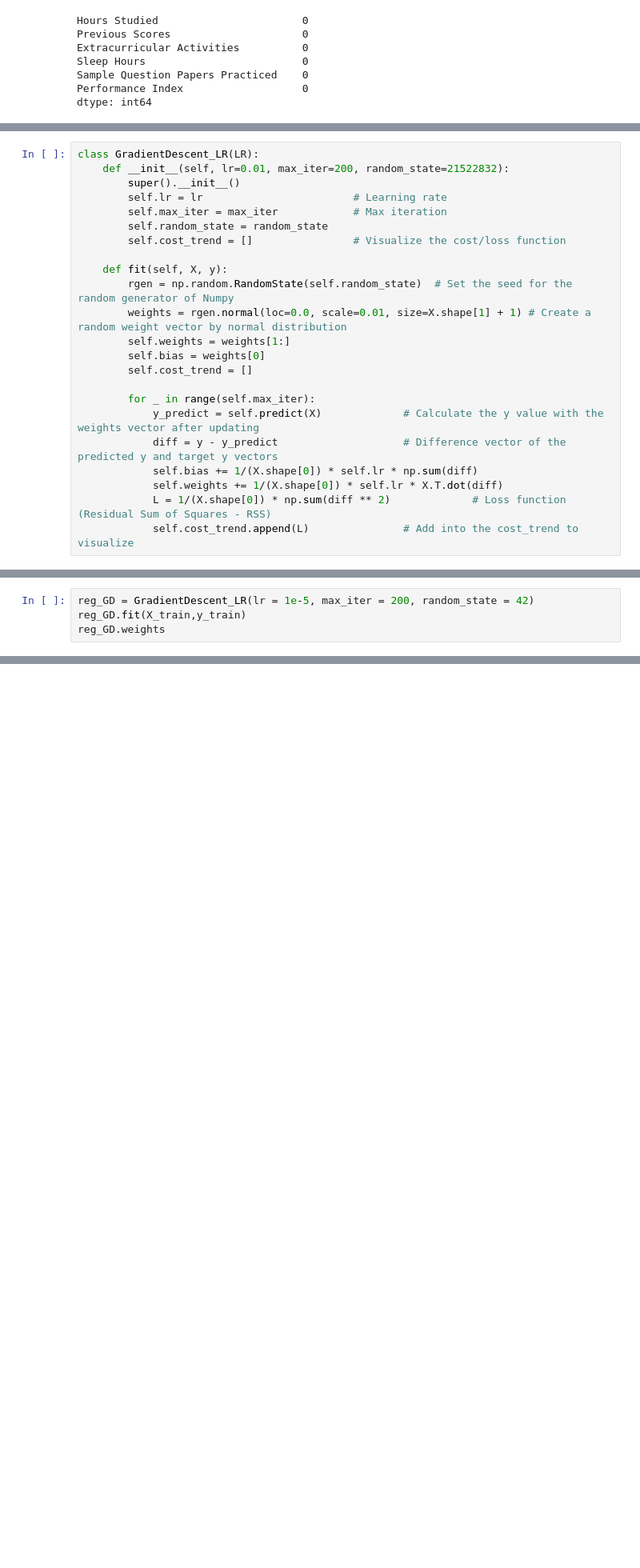
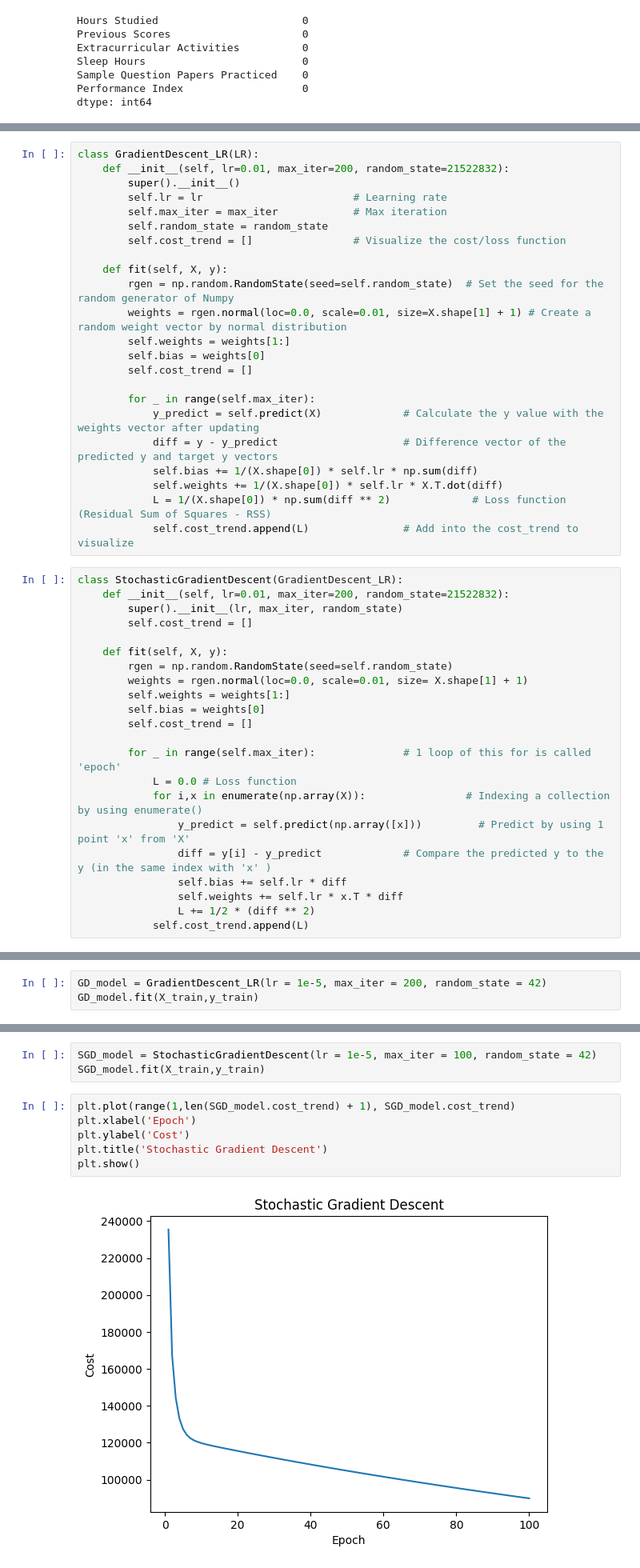
Before and after one commit to phanlamthanhdu/student-performance-prediction, a Jupyter notebook: source.ipynb, the cells around one changed output, grey strips where cells are left out. Shown: that part at 80% size. Cells and saved outputs as stored; diff of their text form; blank space fills up the shorter version.

```diff
--- a/source.ipynb
+++ b/source.ipynb
@@ -117,7 +115,7 @@ class GradientDescent_LR(LR):
         self.cost_trend = []                # Visualize the cost/loss function
 
     def fit(self, X, y):
-        rgen = np.random.RandomState(self.random_state)  # Set the seed for the random generator of Numpy
+        rgen = np.random.RandomState(seed=self.random_state)  # Set the seed for the random generator of Numpy
         weights = rgen.normal(loc=0.0, scale=0.01, size=X.shape[1] + 1) # Create a random weight vector by normal distribution
         self.weights = weights[1:]
         self.bias = weights[0]
@@ -130,3 +128,25 @@ class GradientDescent_LR(LR):
             self.weights += 1/(X.shape[0]) * self.lr * X.T.dot(diff)
             L = 1/(X.shape[0]) * np.sum(diff ** 2)             # Loss function (Residual Sum of Squares - RSS)
             self.cost_trend.append(L)               # Add into the cost_trend to visualize
+# %%
+class StochasticGradientDescent(GradientDescent_LR):
+    def __init__(self, lr=0.01, max_iter=200, random_state=21522832):
+        super().__init__(lr, max_iter, random_state)
+        self.cost_trend = []
+
+    def fit(self, X, y):
+        rgen = np.random.RandomState(seed=self.random_state)
+        weights = rgen.normal(loc=0.0, scale=0.01, size= X.shape[1] + 1)
+        self.weights = weights[1:]
+        self.bias = weights[0]
+        self.cost_trend = []
+
+        for _ in range(self.max_iter):              # 1 loop of this for is called 'epoch'
+            L = 0.0 # Loss function
+            for i,x in enumerate(np.array(X)):                # Indexing a collection by using enumerate()
+                y_predict = self.predict(np.array([x]))         # Predict by using 1 point 'x' from 'X'
+                diff = y[i] - y_predict             # Compare the predicted y to the y (in the same index with 'x' )
+                self.bias += self.lr * diff
+                self.weights += self.lr * x.T * diff
+                L += 1/2 * (diff ** 2)
+            self.cost_trend.append(L)
@@ -133,4 +161,3 @@ class GradientDescent_LR(LR):
 # %%
-reg_GD = GradientDescent_LR(lr = 1e-5, max_iter = 200, random_state = 42)
-reg_GD.fit(X_train,y_train)
-reg_GD.weights
+GD_model = GradientDescent_LR(lr = 1e-5, max_iter = 200, random_state = 42)
+GD_model.fit(X_train,y_train)
@@ -156,0 +172,11 @@ R2 of GD:  0.806391
+# %%
+SGD_model = StochasticGradientDescent(lr = 1e-5, max_iter = 100, random_state = 42)
+SGD_model.fit(X_train,y_train)
+# %%
+plt.plot(range(1,len(SGD_model.cost_trend) + 1), SGD_model.cost_trend)
+plt.xlabel('Epoch')
+plt.ylabel('Cost')
+plt.title('Stochastic Gradient Descent')
+plt.show()
+# %% [output]
+[figure, added]
```
Also changed, not shown: parts of 15 cells of this notebook.
